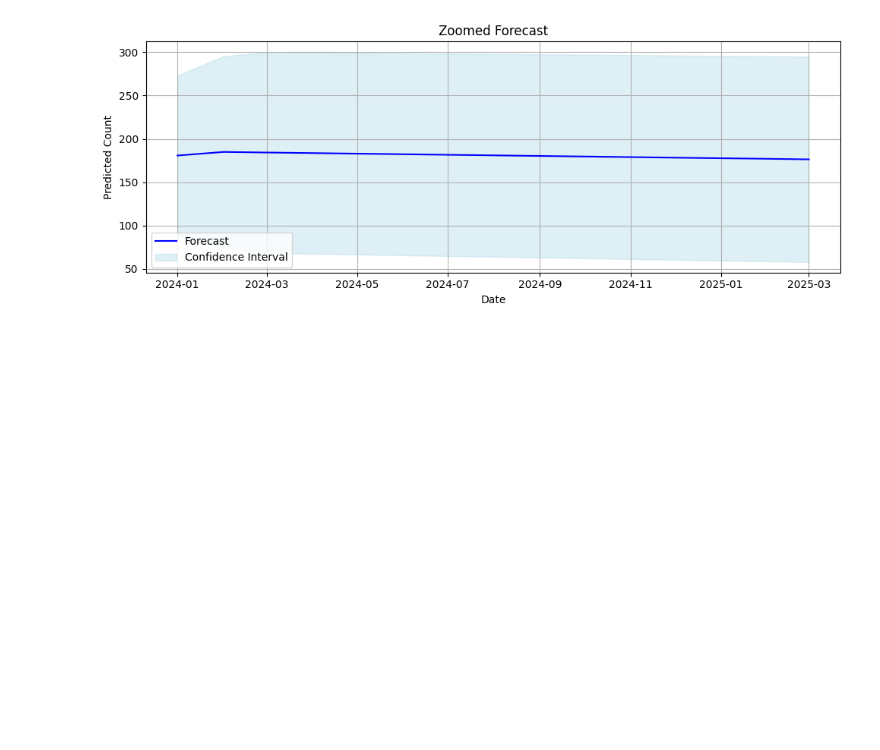
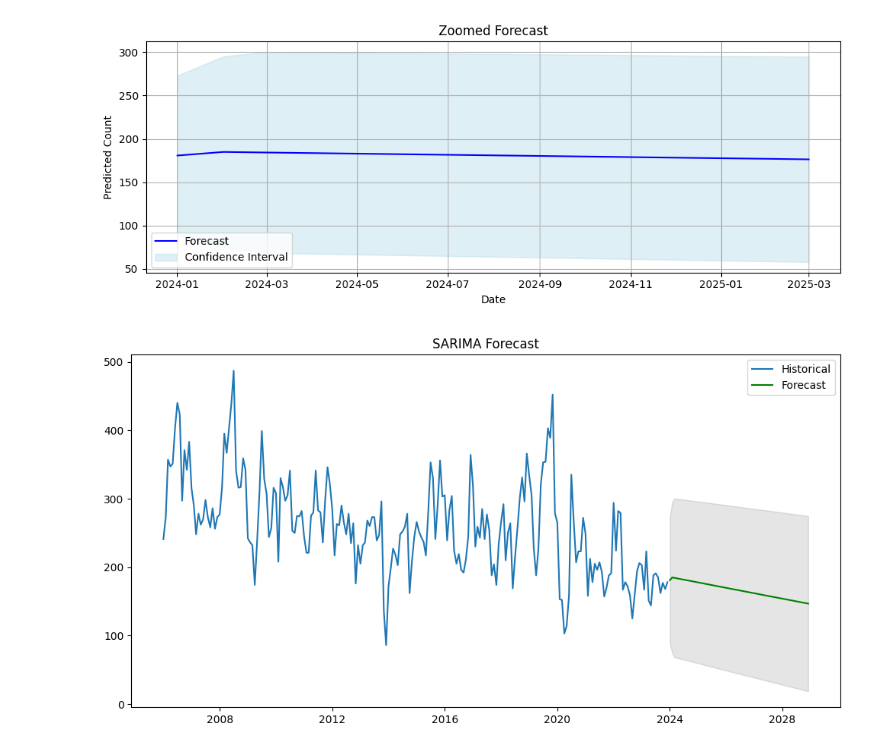
Before and after one commit to terryljh/aviation2, a Jupyter notebook: asrs linear model2.ipynb, the cells around one changed output. Drawn from its saved outputs; the diff is of its cells as text; code cells hidden in the pictures; blank space fills up the shorter version.

Commit message:
Forecasted Part 121 incidents through 2029 using SARIMA; visualized yearly trends

```diff
--- a/asrs linear model2.ipynb
+++ b/asrs linear model2.ipynb
@@ -742,3 +737,20 @@ plt.tight_layout()
 plt.show()
 # %% [output]
 [figure]
+# %%
+#5 years into future
+n_periods = 5 * 12
+forecast, conf_int = model.predict(n_periods=n_periods, return_conf_int=True)
+future_index = pd.date_range(train.index[-1] + pd.offsets.MonthBegin(1), periods=n_periods, freq='MS')
+forecast_series = pd.Series(forecast, index=future_index)
+
+
+plt.figure(figsize=(12,6))
+plt.plot(train, label='Historical')
+plt.plot(forecast_series, label='Forecast', color='green')
+plt.fill_between(future_index, conf_int[:, 0], conf_int[:, 1], color='k', alpha=0.1)
+plt.legend()
+plt.title('SARIMA Forecast')
+plt.show()
+# %% [output]
+[figure, added]
```
Also changed, not shown: parts of 9 cells of this notebook.
